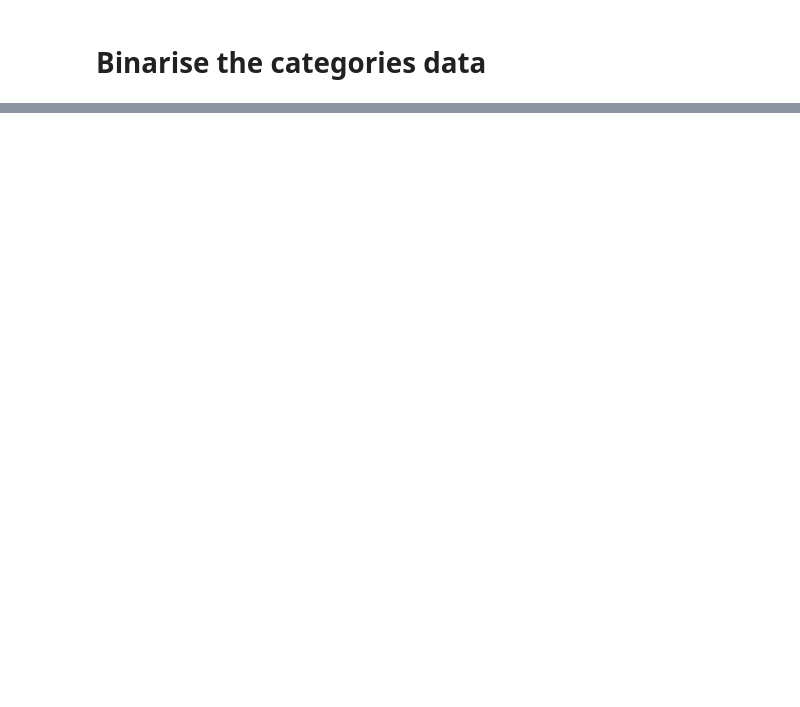
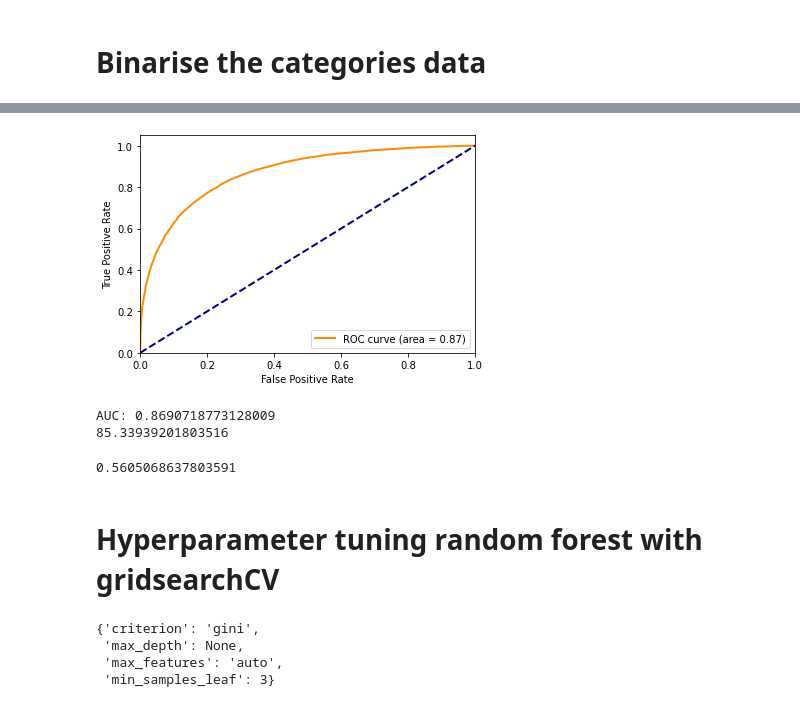
Before and after one commit to huukhang1512/utsDataAnal, a Jupyter notebook: ass3/analyse.ipynb, the cells around one changed output, grey strips where cells are left out. Cells and saved outputs as stored; diff of their text form; code cells hidden in the pictures; blank space fills up the shorter version.

```diff
--- a/ass3/analyse.ipynb
+++ b/ass3/analyse.ipynb
@@ -569,0 +309,11 @@ predicted_values
+# %%
+evaluate_performance(rdclf,X_test,y_test)
+print(accuracy_score(y_test,y_pred) * 100)
+f1_score(y_test,y_pred)
+# %% [output]
+[figure, added]
+AUC: 0.8690718773128009
+85.33939201803516
+0.5605068637803591
+# %% [markdown]
+# Hyperparameter tuning random forest with gridsearchCV
@@ -569,0 +332,7 @@ predicted_values
+# %%
+tunned_clf.best_params_
+# %% [output]
+{'criterion': 'gini',
+ 'max_depth': None,
+ 'max_features': 'auto',
+ 'min_samples_leaf': 3}
```
Also changed, not shown: parts of 96 cells of this notebook, 1 other file.
